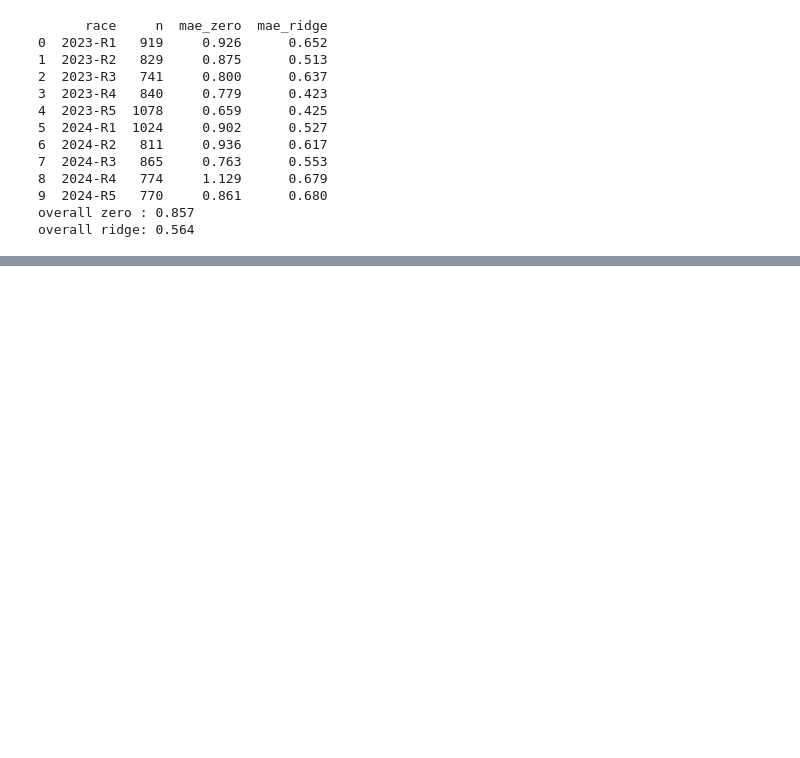
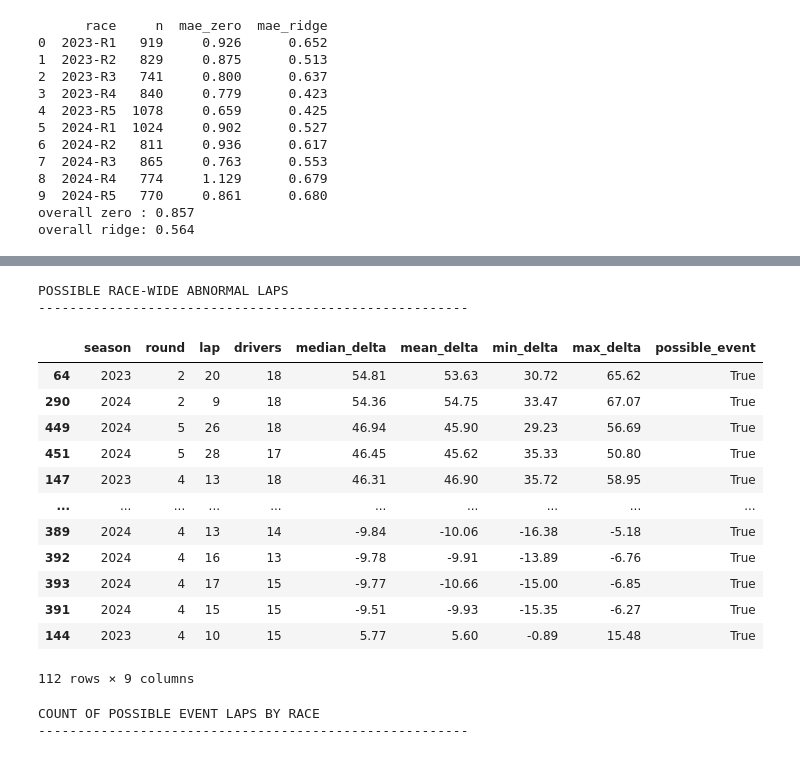
Before and after one commit to ajmanipriyancy/f1-race-strategy, a Jupyter notebook: notebooks/03_cleaning_and_target.ipynb, the cells around one changed output, grey strips where cells are left out. Saved outputs shown, nothing was run; the diff lists cells and outputs as text; code cells hidden in the pictures; blank space fills up the shorter version.

```diff
--- a/notebooks/03_cleaning_and_target.ipynb
+++ b/notebooks/03_cleaning_and_target.ipynb
@@ -276,0 +827,71 @@ overall ridge: 0.564
+# %%
+
+# DAY 4 — STEP 3: DETECT RACE-WIDE TIMING ANOMALIES
+
+race_lap_check = (
+    model_df
+    .groupby(["season", "round", "lap"])["delta"]
+    .agg(
+        drivers="count",
+        median_delta="median",
+        mean_delta="mean",
+        min_delta="min",
+        max_delta="max"
+    )
+    .reset_index()
+)
+
+# Focus on laps with at least 5 drivers represented
+race_lap_check = race_lap_check[
+    race_lap_check["drivers"] >= 5
+].copy()
+
+# Flag laps where the cross-driver median shift is unusually large
+race_lap_check["possible_event"] = (
+    race_lap_check["median_delta"].abs() > 5
+)
+
+print("POSSIBLE RACE-WIDE ABNORMAL LAPS")
+print("-" * 55)
+
+display(
+    race_lap_check[
+        race_lap_check["possible_event"]
+    ]
+    .sort_values(
+        by="median_delta",
+        key=lambda x: x.abs(),
+        ascending=False
+    )
+    .round(2)
+)
+
+print("\nCOUNT OF POSSIBLE EVENT LAPS BY RACE")
+print("-" * 55)
+
+display(
+    race_lap_check.groupby(["season", "round"])
+    .agg(
+        total_laps=("lap", "count"),
+        possible_event_laps=("possible_event", "sum")
+    )
+    .reset_index()
+)
+# %% [output]
+POSSIBLE RACE-WIDE ABNORMAL LAPS
+-------------------------------------------------------
+|  | season | round | lap | drivers | median_delta | mean_delta | min_delta | max_delta | possible_event |
+| 64 | 2023 | 2 | 20 | 18 | 54.81 | 53.63 | 30.72 | 65.62 | True |
+| 290 | 2024 | 2 | 9 | 18 | 54.36 | 54.75 | 33.47 | 67.07 | True |
+| 449 | 2024 | 5 | 26 | 18 | 46.94 | 45.90 | 29.23 | 56.69 | True |
+| 451 | 2024 | 5 | 28 | 17 | 46.45 | 45.62 | 35.33 | 50.80 | True |
+| 147 | 2023 | 4 | 13 | 18 | 46.31 | 46.90 | 35.72 | 58.95 | True |
+| ... | ... | ... | ... | ... | ... | ... | ... | ... | ... |
+| 389 | 2024 | 4 | 13 | 14 | -9.84 | -10.06 | -16.38 | -5.18 | True |
+| 392 | 2024 | 4 | 16 | 13 | -9.78 | -9.91 | -13.89 | -6.76 | True |
+| 393 | 2024 | 4 | 17 | 15 | -9.77 | -10.66 | -15.00 | -6.85 | True |
+| 391 | 2024 | 4 | 15 | 15 | -9.51 | -9.93 | -15.35 | -6.27 | True |
+| 144 | 2023 | 4 | 10 | 15 | 5.77 | 5.60 | -0.89 | 15.48 | True |
+112 rows × 9 columns
+COUNT OF POSSIBLE EVENT LAPS BY RACE
+-------------------------------------------------------
```
Also changed, not shown: parts of 18 cells of this notebook, 1 other file.
